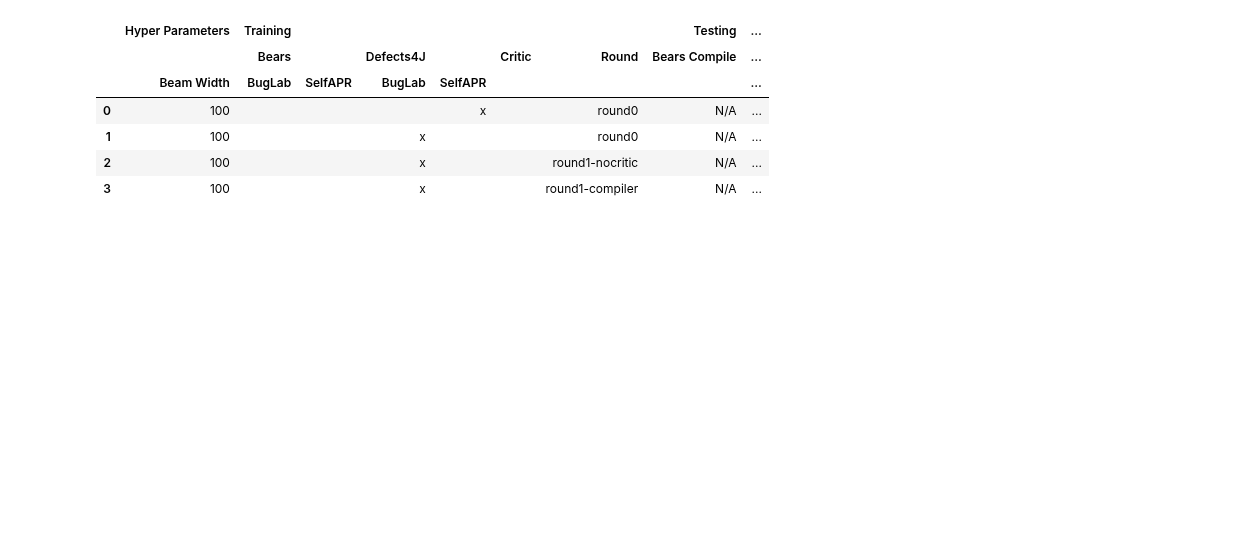
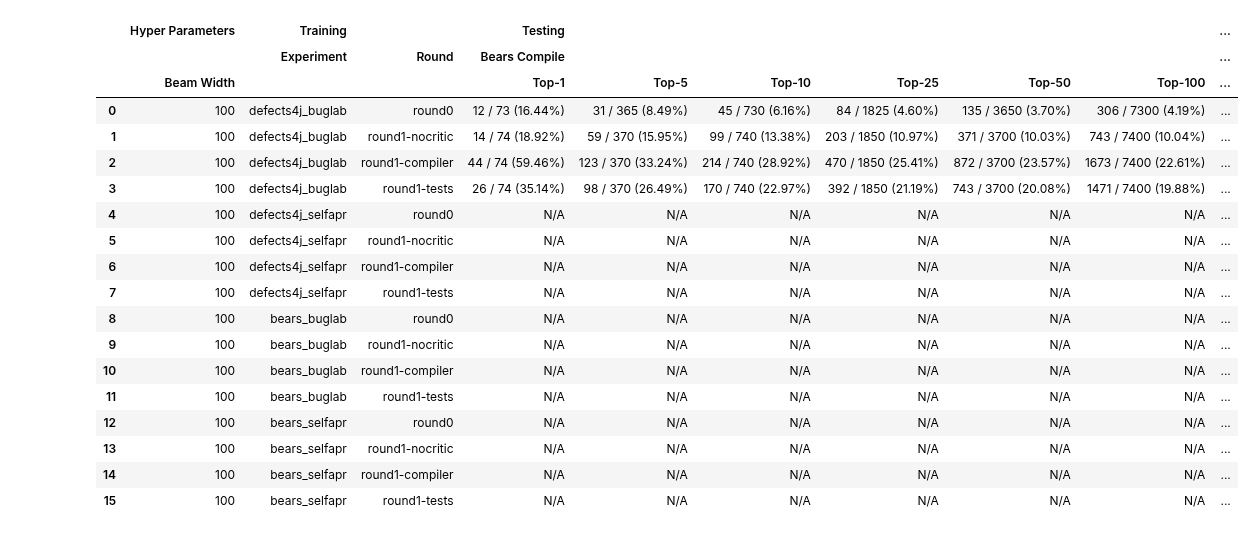
Before and after one commit to andre15silva/mufin, a Jupyter notebook: models_analysis.ipynb, the cells around one changed output. Cells and saved outputs as stored; diff of their text form; code cells hidden in the pictures; blank space fills up the shorter version.

```diff
--- a/models_analysis.ipynb
+++ b/models_analysis.ipynb
@@ -35,24 +35,27 @@ def read_eval_bears(path):
     df = df[~df.index.isin(bears_perturbed_bugs)]
     return df
 # %%
-def get_number_compile(df):
+def get_number_compile(df, k):
     count = 0
     all_count = 0
     for index, row in df.iterrows():
-        pass
-#        for fix in row.fixes:
-#            all_count += 1
-#            if fix["comp_pass"] and row.buggy_line != row.fixed_line:
-#                count += 1
+        for fix in row[0]:
+            if int(fix["k"]) > k:
+                continue
+            all_count += 1
+            if fix["compile_exec"] and fix["compile_pass"]:
+                count += 1
     return "%d / %d (%.2f%%)" % (count, all_count, count/all_count*100)
 # %%
-def get_number_fixed(df):
+def get_number_fixed(df, k):
     count = 0
     for index, row in df.iterrows():
         all_fixed = []
         for hunk in row.hunks:
             fixed = False
             for i, fix in enumerate(row.hunks[hunk]["patches"]):
+                if int(fix["k"]) > k:
+                    continue
                 if fix["identical"]:
                     fixed = True
                     break
@@ -76,21 +79,27 @@ def get_fixed(df):
             result += [index]
     return result
 # %%
-def get_table_entry(beam_width, critic, round_, tbb, tbs, tdb, tds, cb, tb, cd, td):
+def get_table_entry(beam_width, ex, round_,
+                    cb_1, cb_5, cb_10, cb_25, cb_50, cb_100,
+                    tb_1, tb_5, tb_10, tb_25, tb_50, tb_100,
+                    cd_1, cd_5, cd_10, cd_25, cd_50, cd_100,
+                    td_1, td_5, td_10, td_25, td_50, td_100):
     return {"Hyper Parameters": {
                 "" :   { "Beam Width" : beam_width }
             },
             "Training": {
-                "Bears" : {"BugLab" : tbb, "SelfAPR": tbs},
-                "Defects4J" : {"BugLab" : tdb, "SelfAPR": tds},
-                "Critic" : { "" : critic },
+                "Experiment" : { "" : ex },
                 "Round" : { "" : round_ }
             },
             "Testing":{
-                "Bears Compile" : { "" : cb },
-                "Bears Test Pass" : { "" : tb },
-                "Defects4J Compile" : { "" : cd},
-                "Defects4J Tests Pass" : { "" : td},
+                "Bears Compile" :
+                { "Top-1" : cb_1 , "Top-5" : cb_5 , "Top-10" : cb_10 , "Top-25" : cb_25, "Top-50" : cb_50 , "Top-100" : cb_100 },
+                "Bears Test Pass" :
+                { "Top-1" : tb_1 , "Top-5" : tb_5 , "Top-10" : tb_10 , "Top-25" : tb_25, "Top-50" : tb_50 , "Top-100" : tb_100 },
+                "Defects4J Compile" :
+                { "Top-1" : cd_1 , "Top-5" : cd_5 , "Top-10" : cd_10 , "Top-25" : cd_25, "Top-50" : cd_50 , "Top-100" : cd_100 },
+                "Defects4J Tests Pass" :
+                { "Top-1" : td_1 , "Top-5" : td_5 , "Top-10" : td_10 , "Top-25" : td_25, "Top-50" : td_50 , "Top-100" : td_100 },
             }
        }
 # %%
@@ -222,12 +196,26 @@ entries += [get_table_entry(100, "", "round1-compiler", "", "", "x", "", cb, tb,
 # %%
+pd.set_option('display.max_columns', 27)
+pd.set_option('display.max_rows', 16)
 table = pd.json_normalize(data=entries)
 table.columns = table.columns.str.split(".").map(tuple)
 table
 # %% [output]
-|  | Hyper Parameters | Training |  |  |  |  |  | Testing | ... |
-|  |  | Bears |  | Defects4J |  | Critic | Round | Bears Compile | ... |
-|  | Beam Width | BugLab | SelfAPR | BugLab | SelfAPR |  |  |  | ... |
-| 0 | 100 |  |  |  | x |  | round0 | N/A | ... |
-| 1 | 100 |  |  | x |  |  | round0 | N/A | ... |
-| 2 | 100 |  |  | x |  |  | round1-nocritic | N/A | ... |
-| 3 | 100 |  |  | x |  |  | round1-compiler | N/A | ... |
+|  | Hyper Parameters | Training |  | Testing |  |  |  |  |  | ... |
+|  |  | Experiment | Round | Bears Compile |  |  |  |  |  | ... |
+|  | Beam Width |  |  | Top-1 | Top-5 | Top-10 | Top-25 | Top-50 | Top-100 | ... |
+| 0 | 100 | defects4j_buglab | round0 | 12 / 73 (16.44%) | 31 / 365 (8.49%) | 45 / 730 (6.16%) | 84 / 1825 (4.60%) | 135 / 3650 (3.70%) | 306 / 7300 (4.19%) | ... |
+| 1 | 100 | defects4j_buglab | round1-nocritic | 14 / 74 (18.92%) | 59 / 370 (15.95%) | 99 / 740 (13.38%) | 203 / 1850 (10.97%) | 371 / 3700 (10.03%) | 743 / 7400 (10.04%) | ... |
+| 2 | 100 | defects4j_buglab | round1-compiler | 44 / 74 (59.46%) | 123 / 370 (33.24%) | 214 / 740 (28.92%) | 470 / 1850 (25.41%) | 872 / 3700 (23.57%) | 1673 / 7400 (22.61%) | ... |
+| 3 | 100 | defects4j_buglab | round1-tests | 26 / 74 (35.14%) | 98 / 370 (26.49%) | 170 / 740 (22.97%) | 392 / 1850 (21.19%) | 743 / 3700 (20.08%) | 1471 / 7400 (19.88%) | ... |
+| 4 | 100 | defects4j_selfapr | round0 | N/A | N/A | N/A | N/A | N/A | N/A | ... |
+| 5 | 100 | defects4j_selfapr | round1-nocritic | N/A | N/A | N/A | N/A | N/A | N/A | ... |
+| 6 | 100 | defects4j_selfapr | round1-compiler | N/A | N/A | N/A | N/A | N/A | N/A | ... |
+| 7 | 100 | defects4j_selfapr | round1-tests | N/A | N/A | N/A | N/A | N/A | N/A | ... |
+| 8 | 100 | bears_buglab | round0 | N/A | N/A | N/A | N/A | N/A | N/A | ... |
+| 9 | 100 | bears_buglab | round1-nocritic | N/A | N/A | N/A | N/A | N/A | N/A | ... |
+| 10 | 100 | bears_buglab | round1-compiler | N/A | N/A | N/A | N/A | N/A | N/A | ... |
+| 11 | 100 | bears_buglab | round1-tests | N/A | N/A | N/A | N/A | N/A | N/A | ... |
+| 12 | 100 | bears_selfapr | round0 | N/A | N/A | N/A | N/A | N/A | N/A | ... |
+| 13 | 100 | bears_selfapr | round1-nocritic | N/A | N/A | N/A | N/A | N/A | N/A | ... |
+| 14 | 100 | bears_selfapr | round1-compiler | N/A | N/A | N/A | N/A | N/A | N/A | ... |
+| 15 | 100 | bears_selfapr | round1-tests | N/A | N/A | N/A | N/A | N/A | N/A | ... |
```
Also changed, not shown: parts of 3 cells of this notebook, 9 other files.
